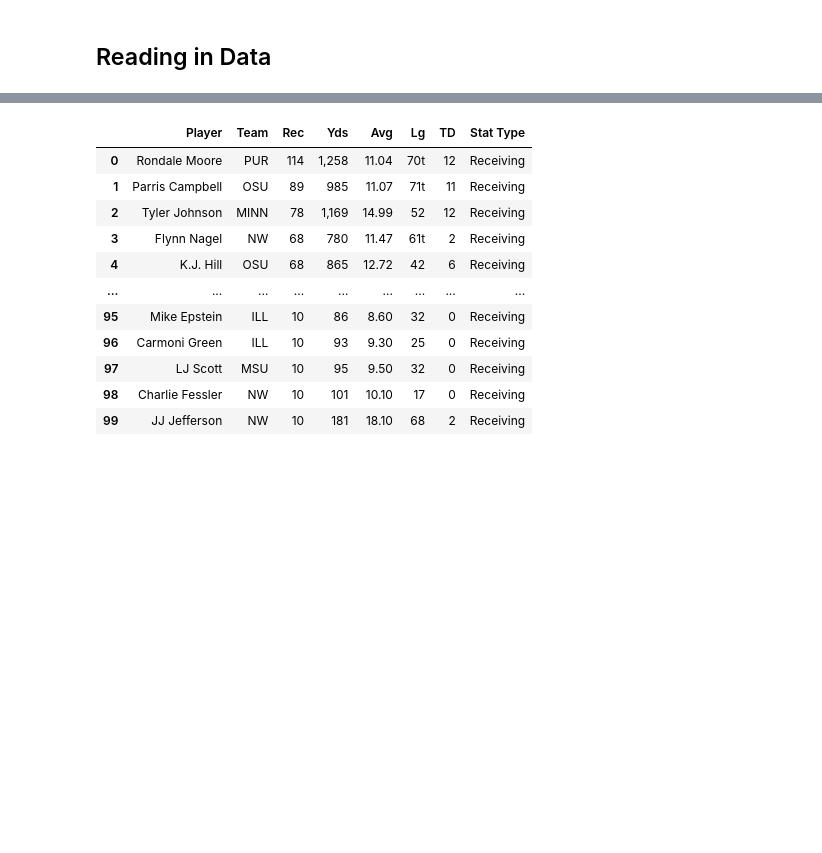
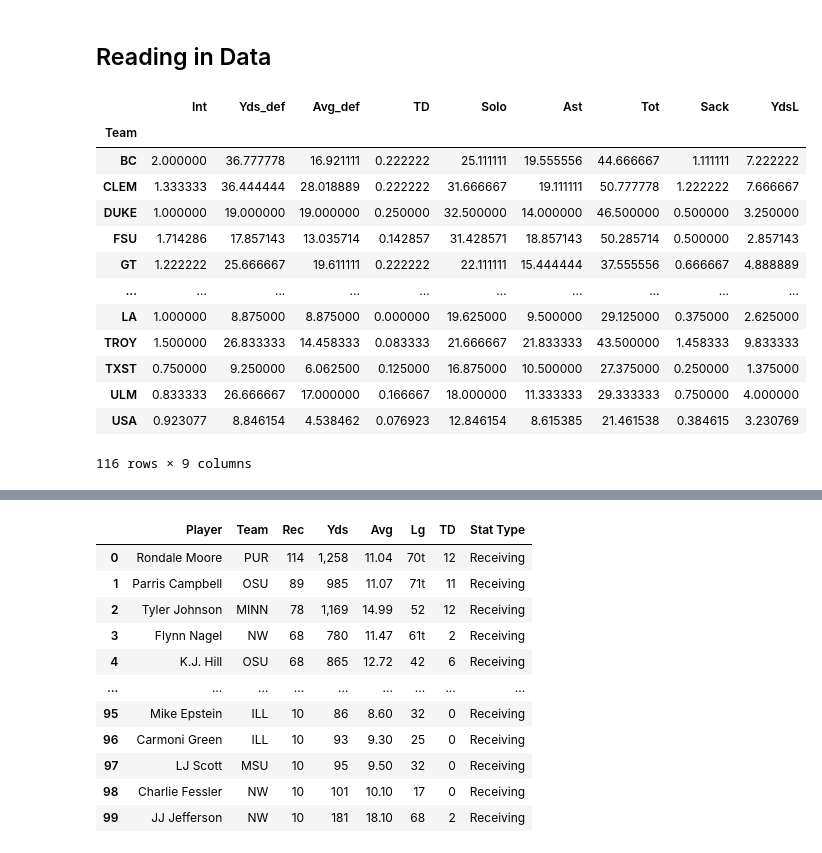
Before and after one commit to JosiahGuy/DS320Project, a Jupyter notebook: college_football_classifier.ipynb, the cells around one changed output, grey strips where cells are left out. Saved outputs shown, nothing was run; the diff lists cells and outputs as text; code cells hidden in the pictures; blank space fills up the shorter version.

```diff
--- a/college_football_classifier.ipynb
+++ b/college_football_classifier.ipynb
@@ -10,4 +10,42 @@ import pandas as pd
 import seaborn as sns
 # %% [markdown]
 ## Reading in Data
+# %%
+#Defensive Data, all brought together.
+
+def_data_list= ["defense_acc.csv", "defense_big12.csv", "defense_american.csv", "defense_bigten.csv",
+                "defense_independent.csv", "defense_mac.csv", "defense_mountainwest.csv", "defense_pac12.csv",
+                "defense_sec.csv", "defense_sunbelt.csv"]
+
+df_defense = []
+
+def defense(data):
+    df = pd.read_csv("rawdata/" + data)
+    df = df.groupby("Team").mean()
+    df = df.rename(columns = {"Yds": "Yds_def", "Avg": "Avg_def"})
+
+    return df
+
+for i in def_data_list:
+    df = defense(i)
+    df_defense.append(df)
+
+result = pd.concat(df_defense)
+
+result
+# %% [output]
+|  | Int | Yds_def | Avg_def | TD | Solo | Ast | Tot | Sack | YdsL |
+| Team |  |  |  |  |  |  |  |  |  |
+| BC | 2.000000 | 36.777778 | 16.921111 | 0.222222 | 25.111111 | 19.555556 | 44.666667 | 1.111111 | 7.222222 |
+| CLEM | 1.333333 | 36.444444 | 28.018889 | 0.222222 | 31.666667 | 19.111111 | 50.777778 | 1.222222 | 7.666667 |
+| DUKE | 1.000000 | 19.000000 | 19.000000 | 0.250000 | 32.500000 | 14.000000 | 46.500000 | 0.500000 | 3.250000 |
+| FSU | 1.714286 | 17.857143 | 13.035714 | 0.142857 | 31.428571 | 18.857143 | 50.285714 | 0.500000 | 2.857143 |
+| GT | 1.222222 | 25.666667 | 19.611111 | 0.222222 | 22.111111 | 15.444444 | 37.555556 | 0.666667 | 4.888889 |
+| ... | ... | ... | ... | ... | ... | ... | ... | ... | ... |
+| LA | 1.000000 | 8.875000 | 8.875000 | 0.000000 | 19.625000 | 9.500000 | 29.125000 | 0.375000 | 2.625000 |
+| TROY | 1.500000 | 26.833333 | 14.458333 | 0.083333 | 21.666667 | 21.833333 | 43.500000 | 1.458333 | 9.833333 |
+| TXST | 0.750000 | 9.250000 | 6.062500 | 0.125000 | 16.875000 | 10.500000 | 27.375000 | 0.250000 | 1.375000 |
+| ULM | 0.833333 | 26.666667 | 17.000000 | 0.166667 | 18.000000 | 11.333333 | 29.333333 | 0.750000 | 4.000000 |
+| USA | 0.923077 | 8.846154 | 4.538462 | 0.076923 | 12.846154 | 8.615385 | 21.461538 | 0.384615 | 3.230769 |
+116 rows × 9 columns
 # %%
```
Also changed, not shown: parts of 3 cells of this notebook, 10 other files.
